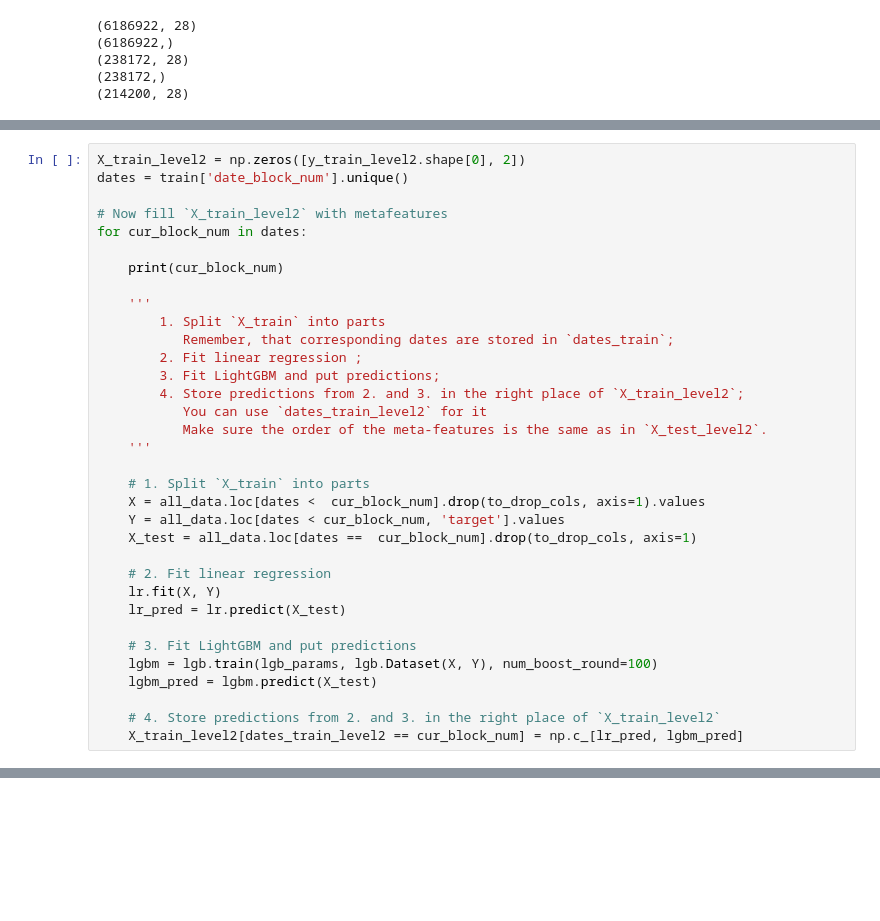
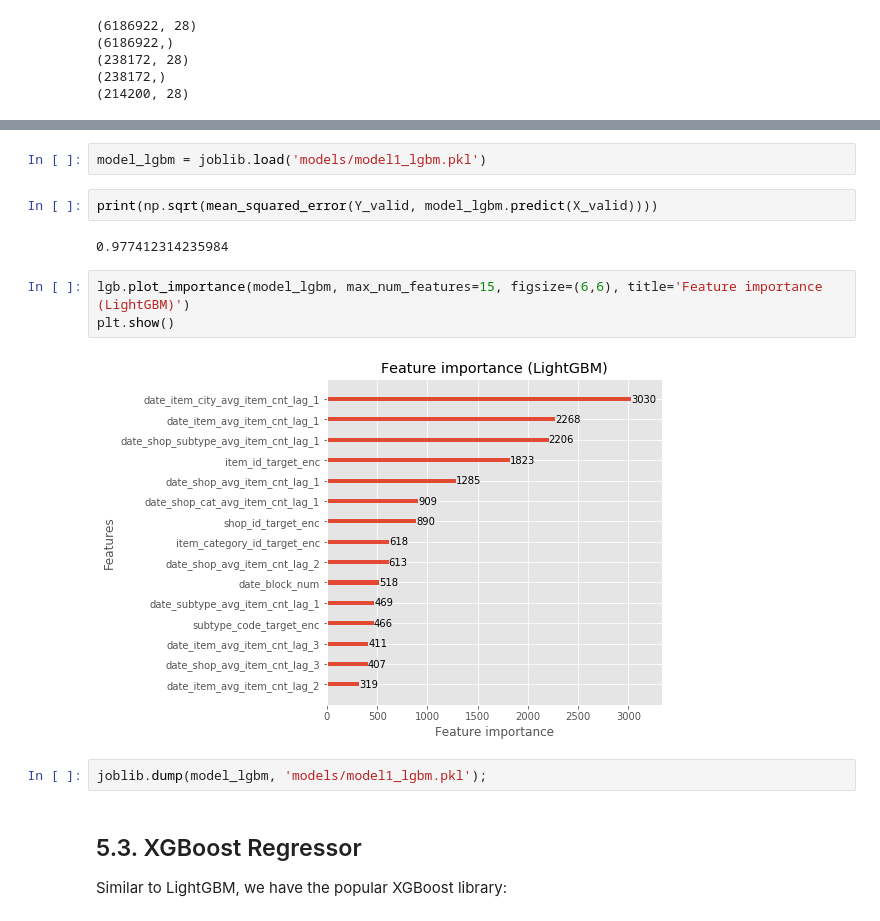
Before and after one commit to SJD1882/MOOC-Coursera-Advanced-Machine-Learning, a Jupyter notebook: 2 - How to Win a Data Science Competition/6 - Kaggle Competition Final Project/Assignment 6 - Kaggle Competition Final Project (Predict Future Sales).ipynb, the cells around one changed output, grey strips where cells are left out. Drawn from its saved outputs; the diff is of its cells as text; blank space fills up the shorter version.

```diff
--- a/2 - How to Win a Data Science Competition/6 - Kaggle Competition Final Project/Assignment 6 - Kaggle Competition Final Project (Predict Future Sales).ipynb
+++ b/2 - How to Win a Data Science Competition/6 - Kaggle Competition Final Project/Assignment 6 - Kaggle Competition Final Project (Predict Future Sales).ipynb
@@ -891,34 +815,0 @@ X_test_level2[:10]
-# %%
-X_train_level2 = np.zeros([y_train_level2.shape[0], 2])
-dates = train['date_block_num'].unique()
-
-# Now fill `X_train_level2` with metafeatures
-for cur_block_num in dates:
-
-    print(cur_block_num)
-
-    '''
-        1. Split `X_train` into parts
-           Remember, that corresponding dates are stored in `dates_train`;
-        2. Fit linear regression ;
-        3. Fit LightGBM and put predictions;
-        4. Store predictions from 2. and 3. in the right place of `X_train_level2`;
-           You can use `dates_train_level2` for it
-           Make sure the order of the meta-features is the same as in `X_test_level2`.
-    '''
-
-    # 1. Split `X_train` into parts
-    X = all_data.loc[dates <  cur_block_num].drop(to_drop_cols, axis=1).values
-    Y = all_data.loc[dates < cur_block_num, 'target'].values
-    X_test = all_data.loc[dates ==  cur_block_num].drop(to_drop_cols, axis=1)
-
-    # 2. Fit linear regression
-    lr.fit(X, Y)
-    lr_pred = lr.predict(X_test)
-
-    # 3. Fit LightGBM and put predictions
-    lgbm = lgb.train(lgb_params, lgb.Dataset(X, Y), num_boost_round=100)
-    lgbm_pred = lgbm.predict(X_test)
-
-    # 4. Store predictions from 2. and 3. in the right place of `X_train_level2`
-    X_train_level2[dates_train_level2 == cur_block_num] = np.c_[lr_pred, lgbm_pred]
@@ -935,0 +865,17 @@ plt.show()
+# %%
+model_lgbm = joblib.load('models/model1_lgbm.pkl')
+# %%
+print(np.sqrt(mean_squared_error(Y_valid, model_lgbm.predict(X_valid))))
+# %% [output]
+0.977412314235984
+# %%
+lgb.plot_importance(model_lgbm, max_num_features=15, figsize=(6,6), title='Feature importance (LightGBM)')
+plt.show()
+# %% [output]
+[figure, added]
+# %%
+joblib.dump(model_lgbm, 'models/model1_lgbm.pkl');
+# %% [markdown]
+## 5.3. XGBoost Regressor
+
+Similar to LightGBM, we have the popular XGBoost library:
```
Also changed, not shown: parts of 82 cells of this notebook, 18 other files.
